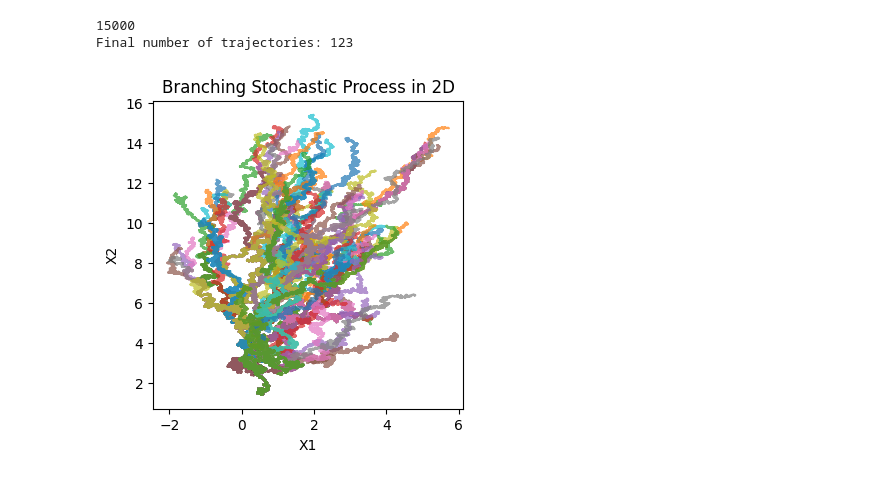
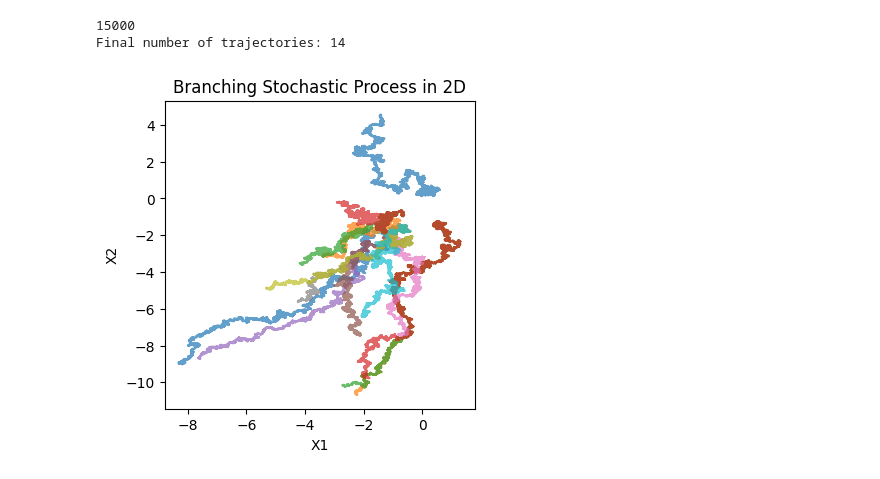
Before and after one commit to StanleyN1/OTProject, a Jupyter notebook: trajectory_inference/src/branching_test.ipynb, the cells around one changed output. Cells and saved outputs as stored; diff of their text form; code cells hidden in the pictures.

```diff
--- a/trajectory_inference/src/branching_test.ipynb
+++ b/trajectory_inference/src/branching_test.ipynb
@@ -15,34 +12,35 @@ The autoreload extension is already loaded. To reload it, use:
 d = 2
 A = np.array([[1, 0.1],
               [-0.1, 1]])
 
 # A = np.array([1.0])
 
 G = np.array([[1, 0.0],
               [0.0, 1]])
 
 G = np.eye(d)
 # G = np.array([1.0])
 
 H = G@G.T
 
-growth_rate = 3
+growth_rate = 1 # 0.75
 # lambda_func = lambda X: 1.3 * np.exp(-0.01*np.linalg.norm(X))  # Decaying branching rate
 # lambda_func = lambda X: growth_rate # 1.0 # 1.0 # Constant branching rate
 
-N_init = 1
+N_init = 5 # 5
 X0 = np.random.multivariate_normal(np.zeros(d), np.diag(np.ones(d)), N_init) # np.random.normal(0, 1, (N_init, A.shape[1]))
 # X0 = np.random.normal(0, 1, (N_init))
 Nt = 15000
 process = BranchingStochasticProcess(A, G, dt=0.0001, Nt=Nt, N_traj=N_init)
 # process = BranchingStochasticProcess(A, G, X0, no_branch_lambda_func, dt=0.0001, T=2.0, N_traj=10)
 process.simulate(X0, growth_rate=growth_rate)
+# process.simulate_track(X0, growth_rate=growth_rate)
 print("Final number of trajectories:", process.N_traj)
 # print(process.lineage_tree)
 process.plot_trajectories(downsample=1)
 
 # process.save_file(f'data/trajectories.h5', downsample_rate=500)
 # %% [output]
 15000
-Final number of trajectories: 123
+Final number of trajectories: 14
-[figure, old version]
+[figure, new version]
```
Also changed, not shown: parts of 18 cells of this notebook, 8 other files.
